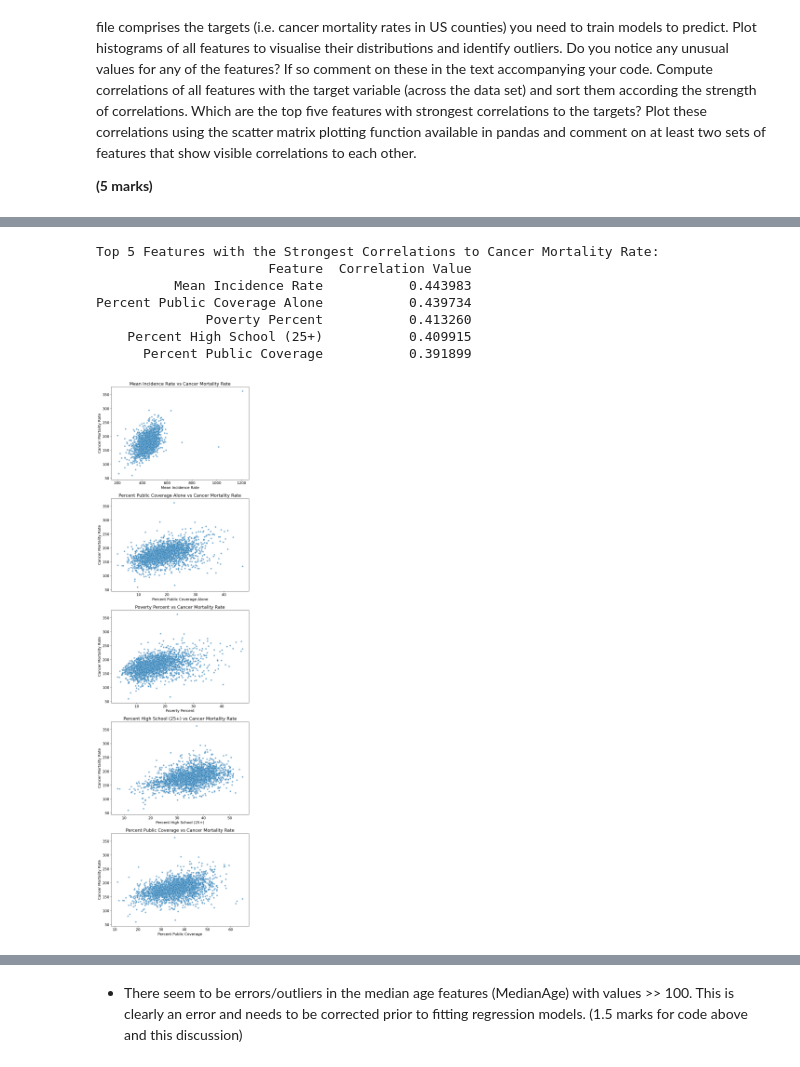
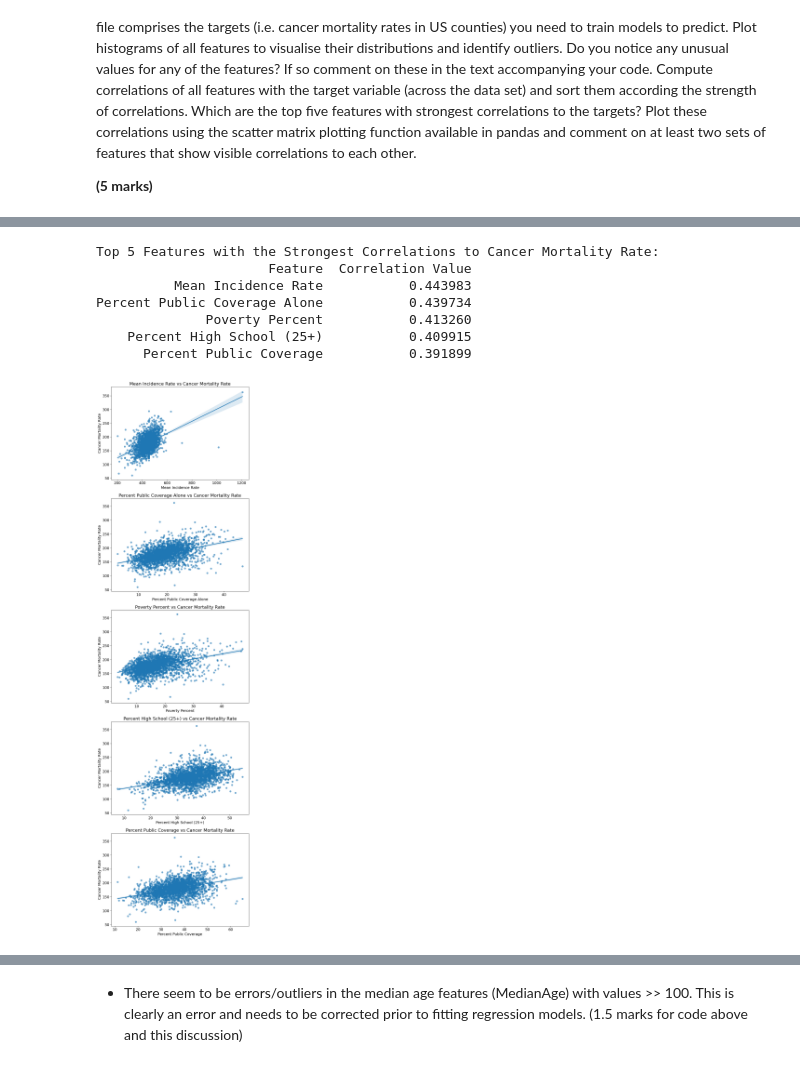
Before and after one commit to htootayzaaung/COMP3611-Machine-Learning, a Jupyter notebook: Coursework 1/COMP3611_Assessment.ipynb, the cells around one changed output, grey strips where cells are left out. Cells and saved outputs as stored; diff of their text form; code cells hidden in the pictures.

```diff
--- a/Coursework 1/COMP3611_Assessment.ipynb
+++ b/Coursework 1/COMP3611_Assessment.ipynb
@@ -591,32 +591,32 @@ print("Top 5 Features with the Strongest Correlations to Cancer Mortality Rate:"
 print(top_5_table.to_string(index=False))
 
 
 # Adjusting the size and layout of the scatter plots
 num_features = len(top_5_features)
 plt.figure(figsize=(16, num_features * 6))  # Adjust for better fitting of individual plots, making it wider
 
 # Create scatter plots for the top 5 features against the target variable
 for i, feature in enumerate(top_5_features.index):
     plt.subplot(num_features, 2, 2*i + 1)
-    sns.scatterplot(data=combined_data, x=feature, y='TARGET_deathRate', alpha=0.6)
+    sns.regplot(data=combined_data, x=feature, y='TARGET_deathRate', scatter_kws={'alpha':0.6})
     plt.xlabel(feature_full_names.get(feature, feature))
     plt.ylabel('Cancer Mortality Rate')
     plt.title(f'{feature_full_names.get(feature, feature)} vs Cancer Mortality Rate')
 
     # Include empty subplots for spacing if an odd number of features
     if i < num_features - 1 or num_features % 2 == 0:
         plt.subplot(num_features, 2, 2*i + 2)
         plt.axis('off')
 
 plt.tight_layout()  # Adjust the layout only once
 plt.show()
 # %% [output]
 [figure]
 Top 5 Features with the Strongest Correlations to Cancer Mortality Rate:
                       Feature  Correlation Value
           Mean Incidence Rate           0.443983
 Percent Public Coverage Alone           0.439734
               Poverty Percent           0.413260
     Percent High School (25+)           0.409915
       Percent Public Coverage           0.391899
-[figure, old version]
+[figure, new version]
```
Also changed, not shown: parts of 9 cells of this notebook.
